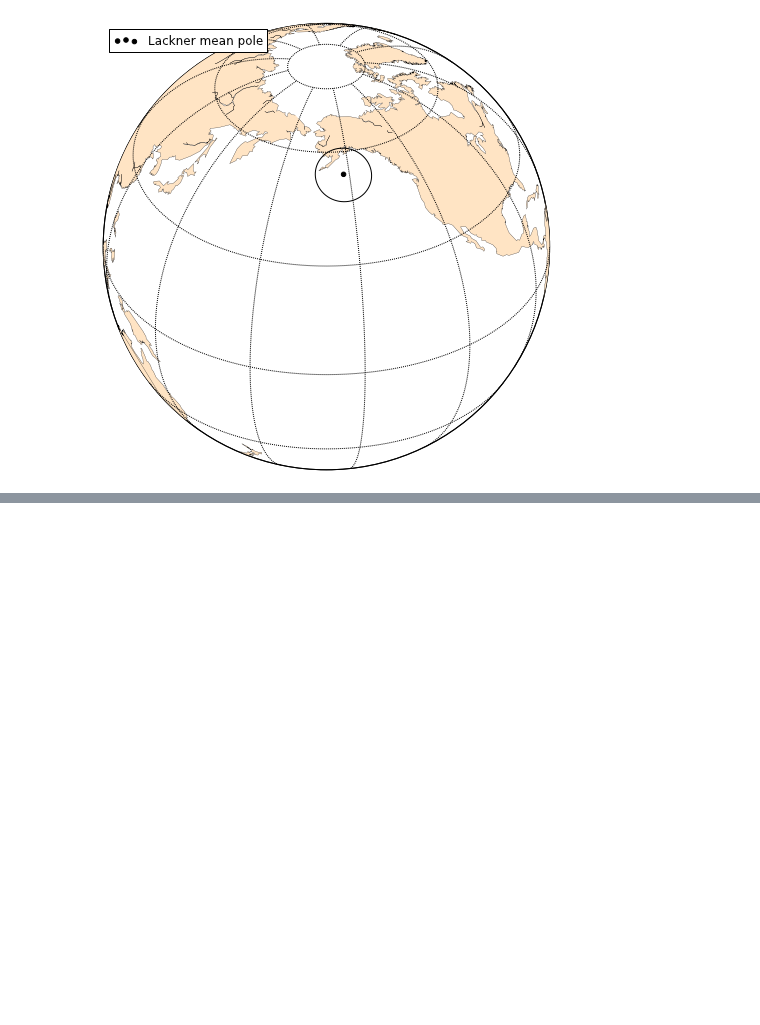
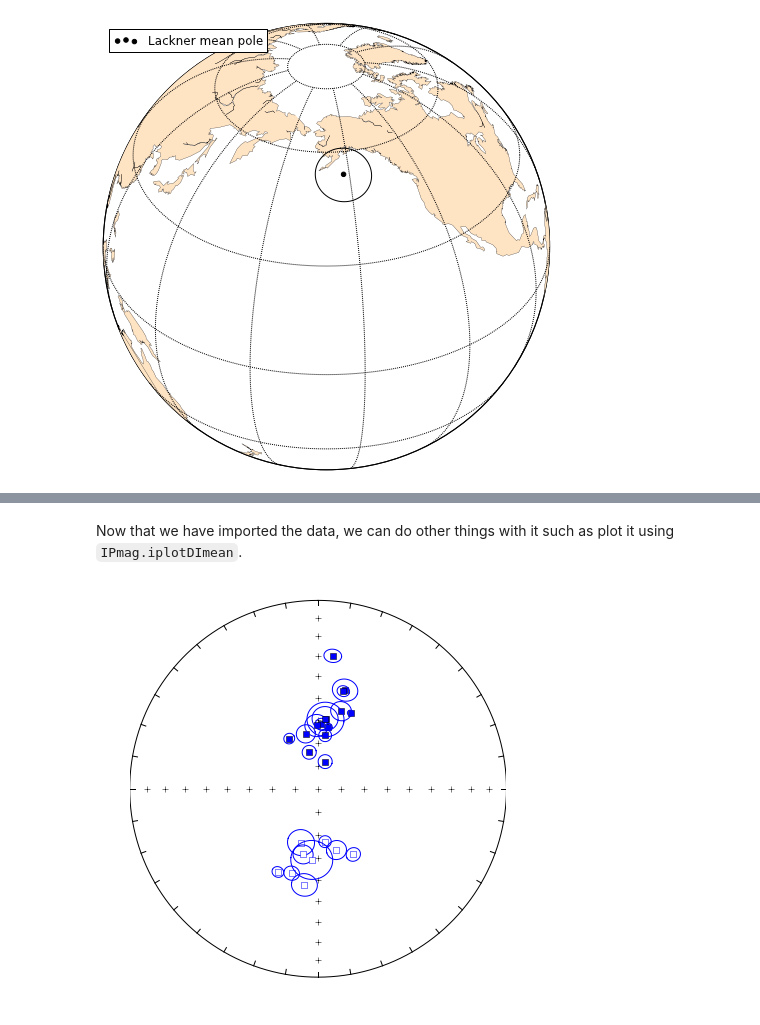
Before and after one commit to Swanson-Hysell/PmagPy_IPython, a Jupyter notebook: IPmag_examples.ipynb, the cells around one changed output, grey strips where cells are left out. Cells and saved outputs as stored; diff of their text form; code cells hidden in the pictures; blank space fills up the shorter version.

Commit message:
Add example with pmag.magic_read function

```diff
--- a/IPmag_examples.ipynb
+++ b/IPmag_examples.ipynb
@@ -280,0 +293,2 @@ IPmag.poleplot(m,Lackner_mean_pole['dec'],Lackner_mean_pole['inc'],
+# %%
+data,file_type=pmag.magic_read('Example_Data/pmag_results.txt')
@@ -280,0 +297,8 @@ IPmag.poleplot(m,Lackner_mean_pole['dec'],Lackner_mean_pole['inc'],
+# %%
+results = pd.DataFrame(data)
+#for some reason that data are all strings rather than floats
+#at the moment these columns can be converted to floats
+results.average_dec = results.average_dec.astype(float)
+results.average_inc = results.average_inc.astype(float)
+results.average_alpha95 = results.average_alpha95.astype(float)
+results
@@ -280,0 +324,11 @@ IPmag.poleplot(m,Lackner_mean_pole['dec'],Lackner_mean_pole['inc'],
+# %% [markdown]
+Now that we have imported the data, we can do other things with it such as plot it using `IPmag.iplotDImean`.
+# %%
+fignum = 1
+plt.figure(num=fignum,figsize=(6,6),dpi=160)
+IPmag.iplotNET(fignum)
+for n in range(0,len(results)):
+    IPmag.iplotDImean(results['average_dec'][n],results['average_inc'][n],results['average_alpha95'][n],
+                  color='b',marker='s',label='mean of data',legend='no')
+# %% [output]
+[figure, added]
```
Also changed, not shown: parts of 12 cells of this notebook.
